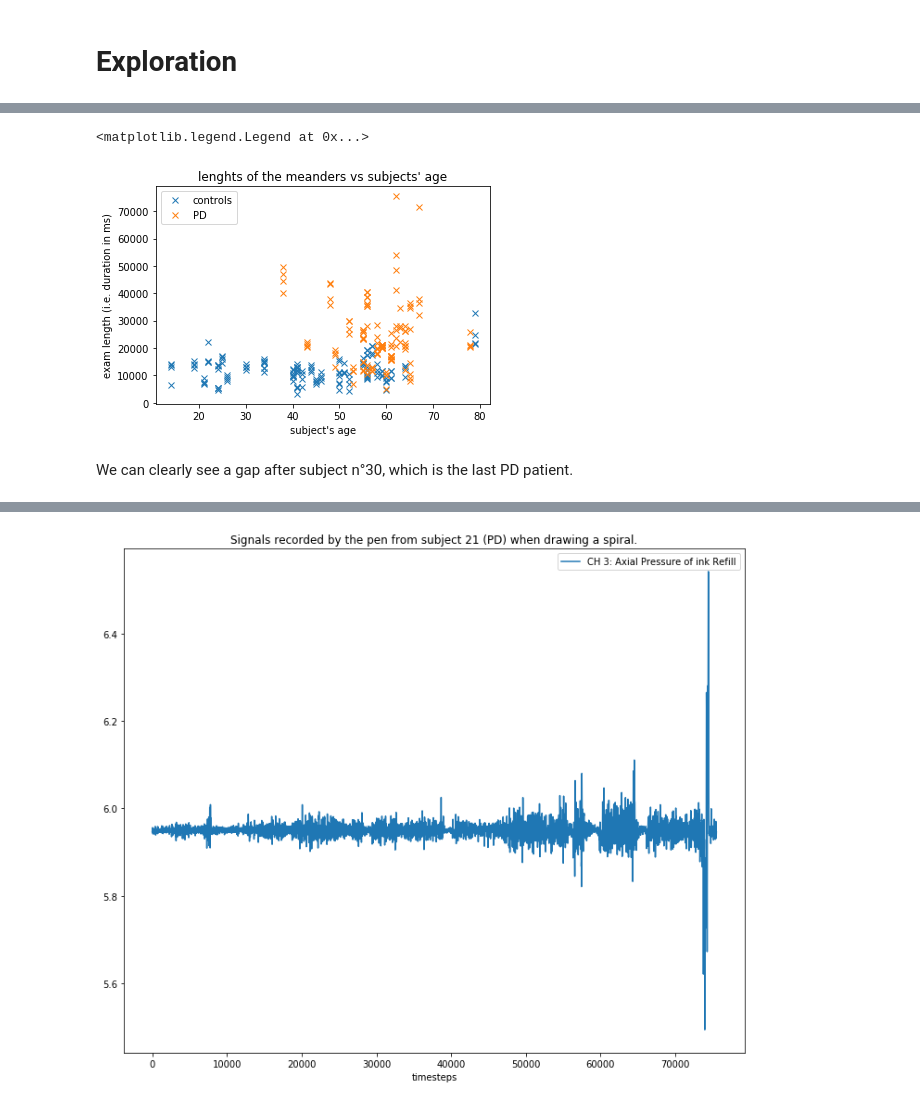
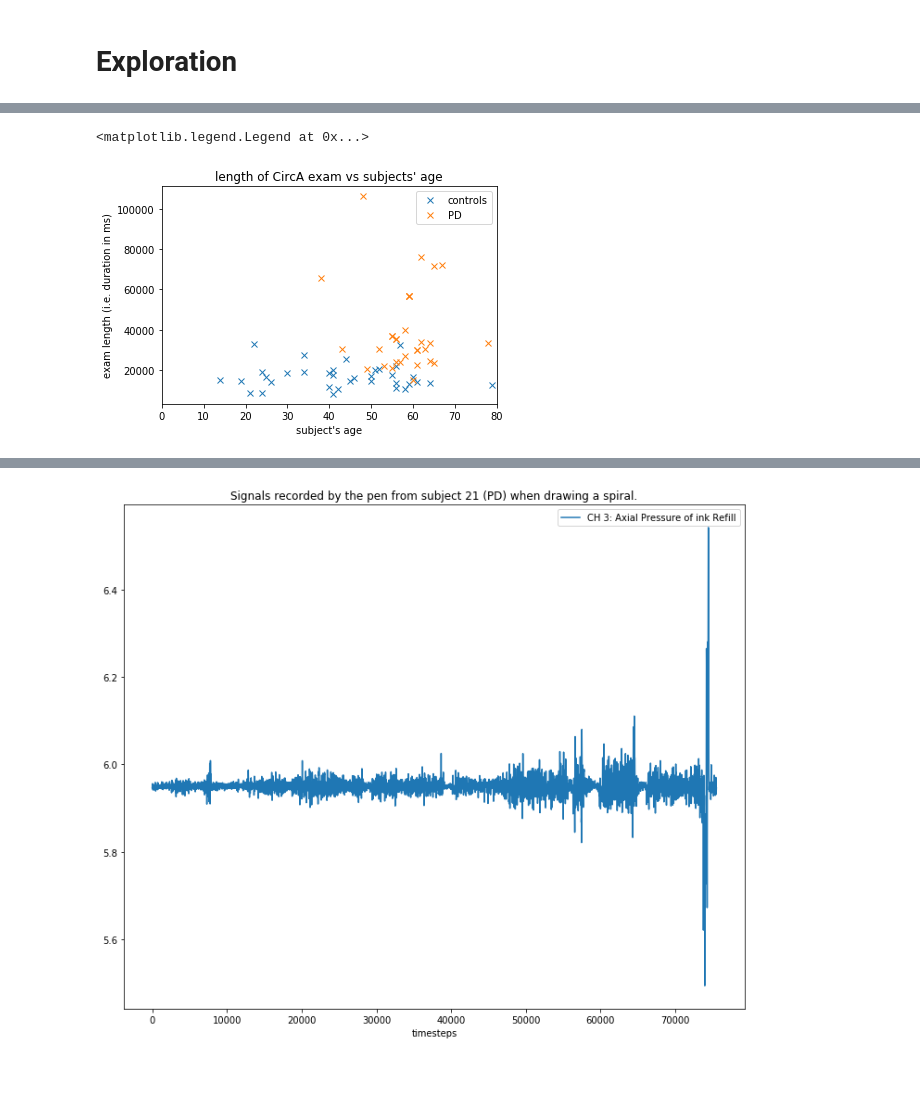
Before and after one commit to PaulLerner/deep_parkinson_handwriting, a Jupyter notebook: newhandpd.ipynb, the cells around one changed output, grey strips where cells are left out. Cells and saved outputs as stored; diff of their text form; code cells hidden in the pictures; blank space fills up the shorter version.

```diff
--- a/newhandpd.ipynb
+++ b/newhandpd.ipynb
@@ -16,4 +20,8 @@ index2measure=["CH1: Microphone",
 "CH 4: Tilt and Acceleration in X direction",
 "CH 5: Tilt and Acceleration in Y direction",
 "CH 6: Tilt and Acceleration Z direction"]
+# %%
+data_path=join("..","NewHandPD","Healthy","Signal","Signal")
+task_path=listdir(data_path)
+task_path.sort()
 # %%
@@ -108,0 +65,28 @@ first subject drew 12 None of length : [ 35200  30000  40000  23800 106300  2270
+# %%
+task_names=["circA","circB","sigDiaA","sigDiaB","sigMea1","sigMea2","sigMea3","sigMea4","sigSp1","sigSp2","sigSp3","sigSp4"]
+
+
+data=[]
+load_task=task_names[:]
+n_tasks=len(load_task)
+ages=[]
+
+warnings.warn("You should first load Patients then Healthy, else your targets will be wrong !")
+
+for task_name in load_task:
+    task=[]
+    task_age=[]
+    load_NewHandPD("Patients",task,task_age,task_name)
+    load_NewHandPD("Healthy",task,task_age,task_name)
+    ages.append(task_age)
+    data.append(task)
+targets=[1 for _ in range(31)]+[0 for _ in range(35)]
+lengths=[[len(subject) for subject in task]for task in data]
+
+subject_ages=np.mean(ages,axis=0)
+subjects_lengths=np.mean(lengths,axis=0)
+spiral_lengths=lengths[-4:]
+meanders_lengths=lengths[-8:-4]
+flat_ages=np.asarray(ages).T.reshape(-1)
+flat_lengths=np.asarray(lengths).T.reshape(-1)
+print(len(data),len(data[0]),len(targets),load_task)
@@ -375,12 +390,11 @@ Text(0,0.5,'average length of the exam')
 # %%
-plt.title("lenghts of the meanders vs subjects' age")
-plt.plot(ages[31*4:],lengths[31*4:],'x',label="controls")
+plt.title("length of CircA exam vs subjects' age")
+plt.plot(subject_ages[31:],lengths[0][31:],'x',label="controls")
 plt.xlabel("subject's age")
+plt.xlim(0,80)
 plt.ylabel("exam length (i.e. duration in ms)")
-plt.plot(ages[0:31*4],lengths[0:31*4],'x',label="PD")
+plt.plot(subject_ages[:31],lengths[0][:31],'x',label="PD")
 plt.legend()
 # %% [output]
 <matplotlib.legend.Legend at 0x...>
-[figure, old version]
+[figure, new version]
-# %% [markdown]
-We can clearly see a gap after subject n°30, which is the last PD patient.
```
Also changed, not shown: parts of 39 cells of this notebook, 1 other file.
